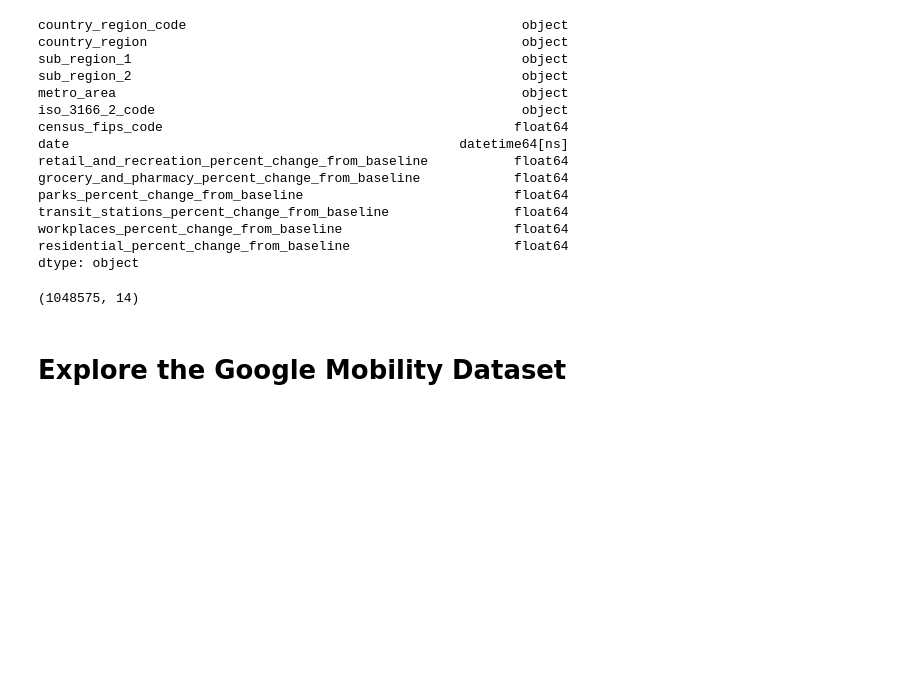
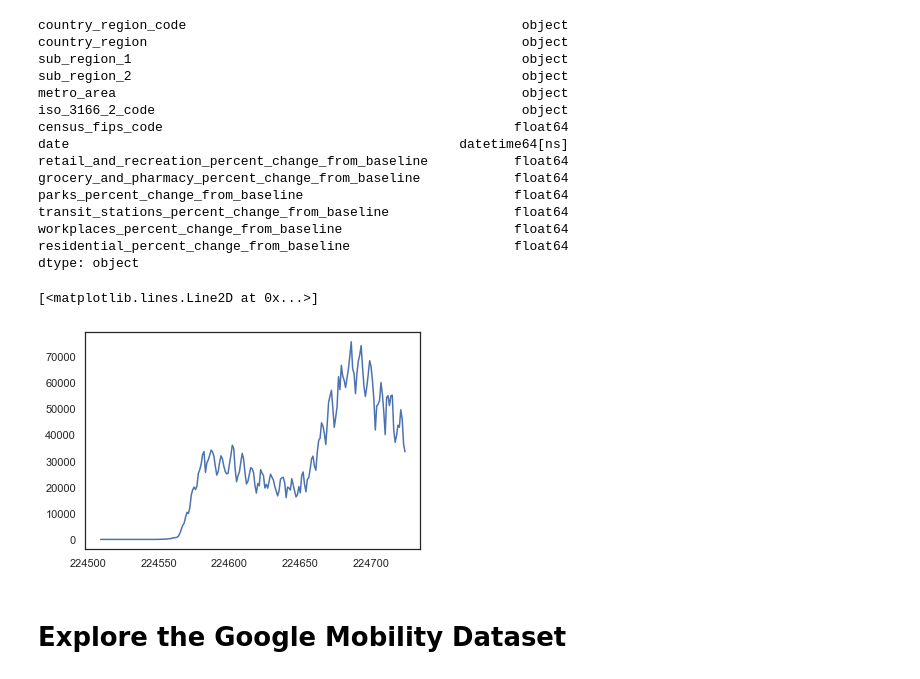
Before and after one commit to epidemic-research-team/compartmental-epidemic-model, a Jupyter notebook: GP for COVID.ipynb, the cells around one changed output. Drawn from its saved outputs; the diff is of its cells as text; code cells hidden in the pictures; blank space fills up the shorter version.

```diff
--- a/GP for COVID.ipynb
+++ b/GP for COVID.ipynb
@@ -44,0 +35,6 @@ covid_cases.shape
+# %%
+# COVID Cases from Microsoft, includes Recovered and Infected
+ms_covid = pd.read_csv("./Data/Microsoft/COVID_CASES.csv", encoding = "ISO-8859-1")
+ms_covid["Updated"] = pd.to_datetime(ms_covid["Updated"], format='%m/%d/%Y')
+ms_covid = ms_covid[(ms_covid.Country_Region=="United States") & (ms_covid.AdminRegion1.isnull())]
+ms_covid = ms_covid.loc[:,["Updated", "Confirmed", "Deaths", "Recovered"]]
@@ -44,0 +47,19 @@ covid_cases.shape
+# %%
+# Create the 3 categories S, I, R for US data (UK does not include R)
+ms_covid = ms_covid.loc[:,["Updated", "Confirmed", "Deaths", "Recovered"]]
+ms_covid.fillna(0, inplace=True)
+ms_covid["I"] = ms_covid["Confirmed"] - ms_covid["Deaths"] - ms_covid["Recovered"]
+ms_covid["Daily"] = ms_covid["Confirmed"].diff(1)
+ms_covid["Daily"].fillna(1, inplace=True)
+
+ms_covid["S"] = 328000000 - ms_covid["I"]
+
+# Create a time variable
+# If we have a weekend then assign 1 or weekday 0
+ms_covid["Date_number"] = ms_covid.Updated.dt.dayofyear - 20
+ms_covid["WEEKDAY"] = 0
+ms_covid.loc[ms_covid.Updated.dt.dayofweek < 5, "WEEKDAY"] = 1
+ms_covid["WEEKDAY"] = ms_covid["WEEKDAY"]
+# %%
+# drop the last value because it looks wrong
+ms_covid = ms_covid[:-1].copy()
@@ -60,10 +95,11 @@ transit_stations_percent_change_from_baseline                float64
 workplaces_percent_change_from_baseline                      float64
 residential_percent_change_from_baseline                     float64
 dtype: object
-# %%
-mobility_data.shape
-# %% [output]
-(1048575, 14)
+# %%
+plt.plot(ms_covid.Daily)
+# %% [output]
+[<matplotlib.lines.Line2D at 0x...>]
+[figure, added]
 # %% [markdown]
 # Explore the Google Mobility Dataset
 # %% [markdown]
```
Also changed, not shown: parts of 121 cells of this notebook, 9 other files.
